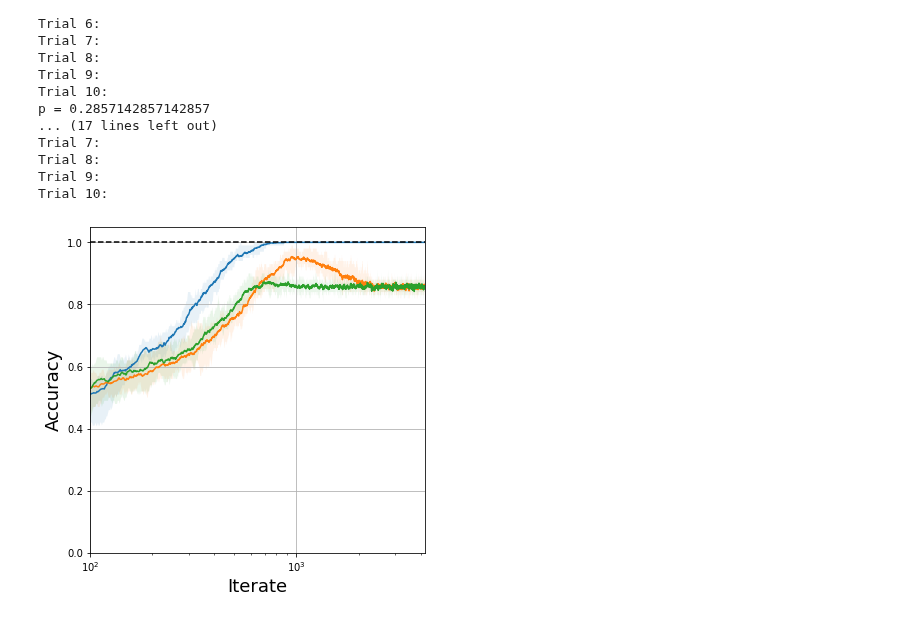
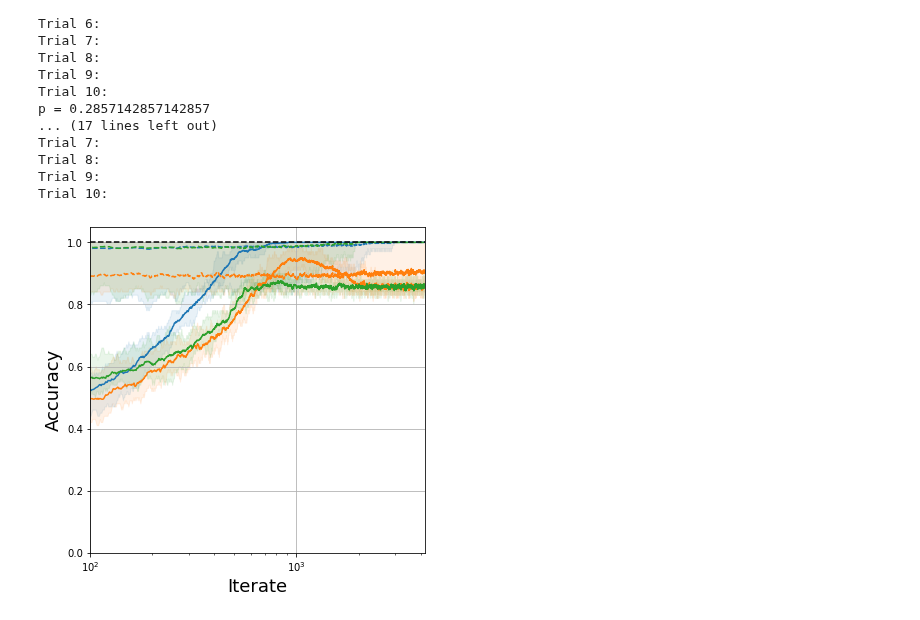
Before and after one commit to flatironinstitute/bio-lda, a Jupyter notebook: KCs.ipynb, the cells around one changed output. Drawn from its saved outputs; the diff is of its cells as text; code cells hidden in the pictures.

```diff
--- a/KCs.ipynb
+++ b/KCs.ipynb
@@ -68,2 +71,10 @@ for i in range(3):
 # %%
 trials = 10; epochs = 10**2; eta0 = 1e-1; decay = 1e-4; iters = epochs*samples
+# %%
+classes = np.unique(y[0])
+# %%
+model = sklearn.linear_model.SGDClassifier(
+    fit_intercept=False,
+    learning_rate="constant",
+    eta0=1E-3,  # this is the learning rate
+    )
@@ -70,8 +96,6 @@ trials = 10; epochs = 10**2; eta0 = 1e-1; decay = 1e-4; iters = epochs*samples
 # %%
-error = np.zeros((3,trials,iters))
 accuracy = np.zeros((3,trials,iters))
-accuracy_0 = np.zeros((3,trials,iters))
-accuracy_1 = np.zeros((3,trials,iters))
+accuracy_svm = np.zeros((3,trials,iters))
 
 for p in range(3):
 
@@ -115,6 +139,11 @@ for p in range(3):
                 z = c-sample_bias
 
                 accuracy[p,trial,iter] = np.abs((np.sign(z)+1)/2 - class_label)
+
+                # svm update
+
+                model.partial_fit(x.reshape(1,x_dim), np.array([class_label,]), classes)
+                accuracy_svm[p,trial,iter] = 1 - np.abs(model.predict(x.reshape(1,x_dim))-class_label)
 # %% [output]
 p = 0.14285714285714285
 Trial 1:
@@ -135,6 +164,7 @@ Trial 9:
 Trial 10:
 # %%
 mean_accuracy = np.zeros((3,trials,iters))
+mean_accuracy_svm = np.zeros((3,trials,iters))
 
 for p in range(3):
 
@@ -144,8 +174,10 @@ for p in range(3):
 
             if iter<100:
                 mean_accuracy[p,trial,iter] = np.sum(accuracy[p,trial,0:iter])/max(iter,1)
+                mean_accuracy_svm[p,trial,iter] = np.sum(accuracy_svm[p,trial,0:iter])/max(iter,1)
 
             elif iter>=100:
                 mean_accuracy[p,trial,iter] = np.sum(accuracy[p,trial,iter-100:iter])/100
+                mean_accuracy_svm[p,trial,iter] = np.sum(accuracy_svm[p,trial,iter-100:iter])/100
 # %%
 np.save('KC.npy',mean_accuracy)
@@ -152,23 +185,29 @@ np.save('KC.npy',mean_accuracy)
 # %%
 fs = 18
 
 t = np.linspace(1,iters,iters)
 
 fig = plt.figure(figsize=(6,6))
 
-plt.semilogx(t,mean_accuracy[0].mean(axis=0))
-plt.fill_between(t,np.amin(mean_accuracy[0],axis=0),np.amax(mean_accuracy[0],axis=0),alpha=.1)
-plt.semilogx(t,mean_accuracy[1].mean(axis=0))
-plt.fill_between(t,np.amin(mean_accuracy[1],axis=0),np.amax(mean_accuracy[1],axis=0),alpha=.1)
-plt.semilogx(t,mean_accuracy[2].mean(axis=0))
-plt.fill_between(t,np.amin(mean_accuracy[2],axis=0),np.amax(mean_accuracy[2],axis=0),alpha=.1)
+plt.semilogx(t,mean_accuracy[0].mean(axis=0),color='C0')
+plt.fill_between(t,np.amin(mean_accuracy[0],axis=0),np.amax(mean_accuracy[0],axis=0),alpha=.1,color='C0')
+plt.semilogx(t,mean_accuracy_svm[0].mean(axis=0),color='C0',ls='--')
+plt.fill_between(t,np.amin(mean_accuracy_svm[0],axis=0),np.amax(mean_accuracy_svm[0],axis=0),alpha=.1,color='C0')
+plt.semilogx(t,mean_accuracy[1].mean(axis=0),color='C1')
+plt.fill_between(t,np.amin(mean_accuracy[1],axis=0),np.amax(mean_accuracy[1],axis=0),alpha=.1,color='C1')
+plt.semilogx(t,mean_accuracy_svm[1].mean(axis=0),color='C1',ls='--')
+plt.fill_between(t,np.amin(mean_accuracy_svm[1],axis=0),np.amax(mean_accuracy_svm[0],axis=0),alpha=.1,color='C1')
+plt.semilogx(t,mean_accuracy[2].mean(axis=0),color='C2')
+plt.fill_between(t,np.amin(mean_accuracy[2],axis=0),np.amax(mean_accuracy[2],axis=0),alpha=.1,color='C2')
+plt.semilogx(t,mean_accuracy_svm[2].mean(axis=0),color='C2',ls='--')
+plt.fill_between(t,np.amin(mean_accuracy_svm[2],axis=0),np.amax(mean_accuracy_svm[2],axis=0),alpha=.1,color='C2')
 plt.axhline(y=1,c='black',ls='--')
 plt.xlim(1e2,iters)
 plt.ylim(0,1.05)
 plt.xlabel('Iterate',fontsize=fs)
 plt.ylabel('Accuracy',fontsize=fs)
 plt.grid()
 
 plt.show()
 # %% [output]
-[figure, old version]
+[figure, new version]
```
Also changed, not shown: parts of 7 cells of this notebook, 1 other file.
